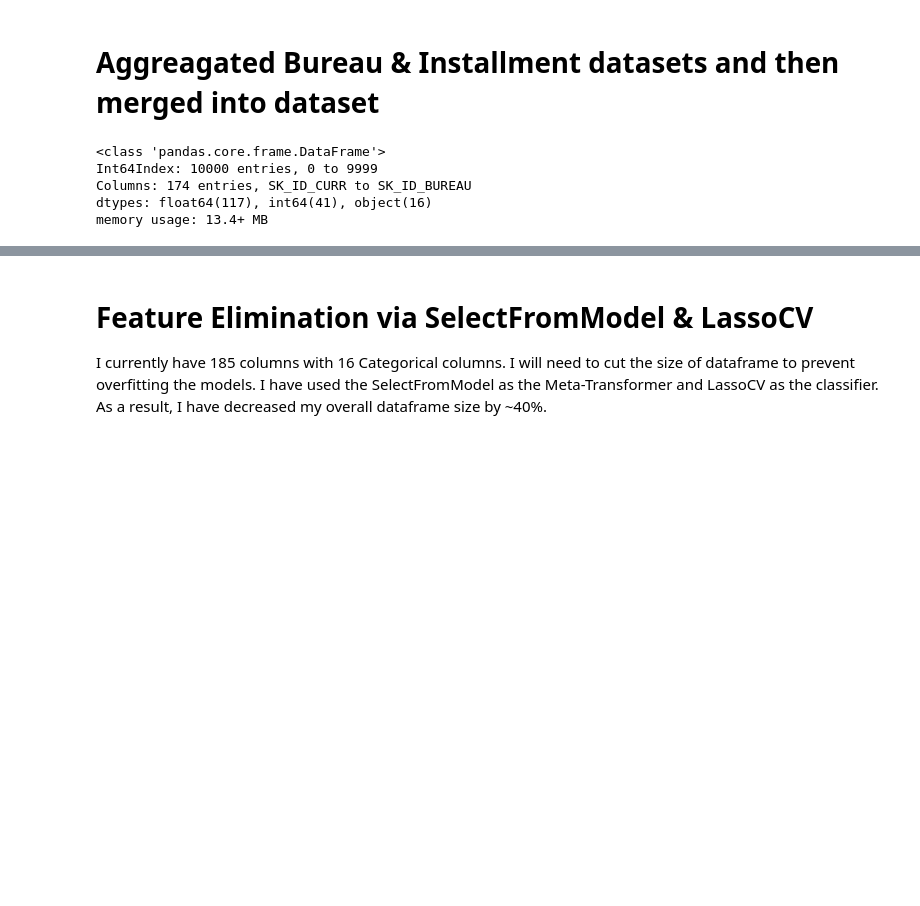
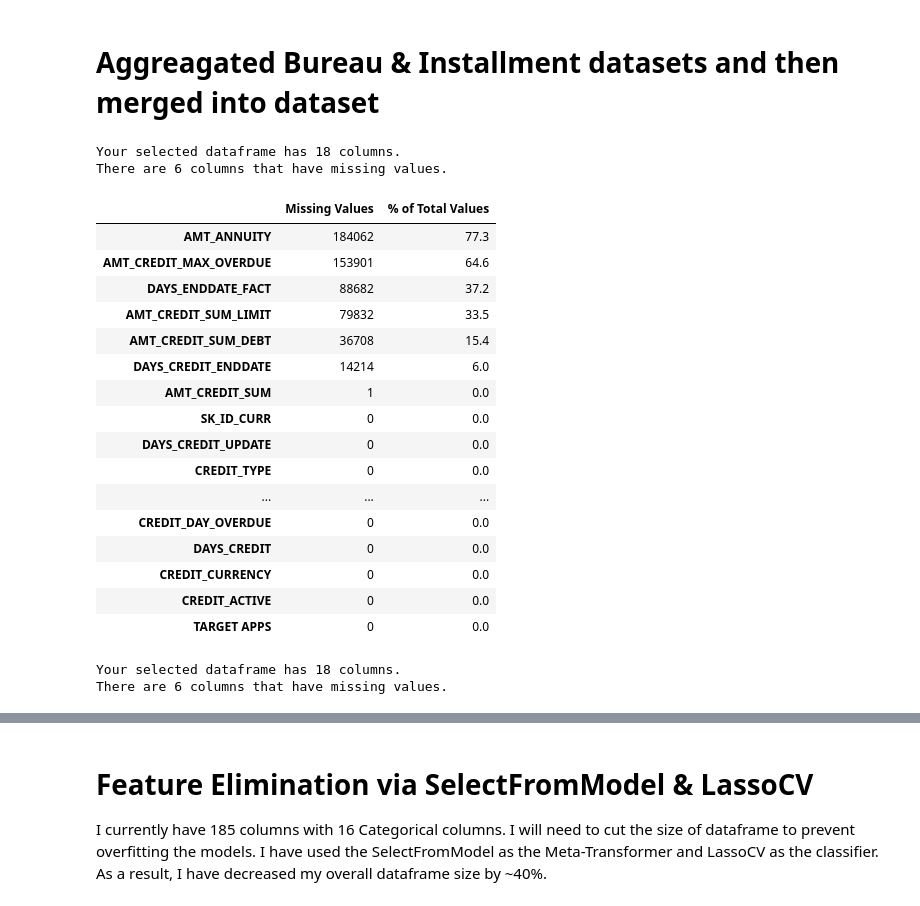
Before and after one commit to nervster/CapstoneProject1, a Jupyter notebook: Capstone1_Home_Credit_Group.ipynb, the cells around one changed output, grey strips where cells are left out. Drawn from its saved outputs; the diff is of its cells as text; code cells hidden in the pictures; blank space fills up the shorter version.

```diff
--- a/Capstone1_Home_Credit_Group.ipynb
+++ b/Capstone1_Home_Credit_Group.ipynb
@@ -20,10 +22,10 @@ pd.set_option('display.width',1000)
 # %% [markdown]
 # Load datasets into dataframes
 # %%
-df_application_train = pd.read_csv('application_train.csv',header=0,error_bad_lines=False,nrows=10000)
-df_previous_application = pd.read_csv('previous_application.csv',header=0,error_bad_lines=False,nrows=50000)
-df_installment_payments = pd.read_csv('installments_payments.csv',header=0,error_bad_lines=False,nrows=50000)
-df_bureau = pd.read_csv('bureau.csv',header=0,error_bad_lines=False,nrows=50000)
+df_application_train = pd.read_csv('application_train.csv',header=0,error_bad_lines=False,nrows=50000)
+df_previous_application = pd.read_csv('previous_application.csv',header=0,error_bad_lines=False)
+df_installment_payments = pd.read_csv('installments_payments.csv',header=0,error_bad_lines=False)
+df_bureau = pd.read_csv('bureau.csv',header=0,error_bad_lines=False)
 
 #I do not use the following datasets within this notebook. However, it could be useful at a later time.
 #df_bureau_bal = pd.read_csv('bureau_balance.csv',header=0,error_bad_lines=False,nrows=5000)
@@ -31,3 +33,14 @@ df_bureau = pd.read_csv('bureau.csv',header=0,error_bad_lines=False,nrows=50000)
 #df_credit_card_bal = pd.read_csv('credit_card_balance.csv',header=0,error_bad_lines=False,nrows=5000)
 
 #dflist = [df_application_train,df_previous_application,df_installment_payments,df_bureau,df_bureau_bal,df_pos_cash_bal,df_credit_card_bal]
+# %%
+#Drop Data for Application IDs not included within application train dataset
+
+df_previous_application['TARGET APPS'] = df_previous_application.SK_ID_CURR.isin(df_application_train.SK_ID_CURR)
+df_installment_payments['TARGET APPS'] = df_installment_payments.SK_ID_CURR.isin(df_application_train.SK_ID_CURR)
+df_bureau['TARGET APPS'] = df_bureau.SK_ID_CURR.isin(df_application_train.SK_ID_CURR)
+
+
+df_previous_application_new = df_previous_application[df_previous_application['TARGET APPS']==True]
+df_installment_payments_new = df_installment_payments[df_installment_payments['TARGET APPS']==True]
+df_bureau_new = df_bureau[df_bureau['TARGET APPS']==True]
@@ -62,5 +87,8 @@ In the next cell, the 'RATE_DOWN_PAYMENT','RATE_INTEREST_PRIMARY', and 'RATE_INT
 # %%
-# Function to calculate missing values by column# Funct
+
+# Function to calculate missing values by columns
+
+
 def missing_values_table(df):
         # Total missing values
         mis_val = df.isnull().sum()
@@ -76,13 +104,12 @@ def missing_values_table(df):
         columns = {0 : 'Missing Values', 1 : '% of Total Values'})
 
         # Sort the table by percentage of missing descending
-        mis_val_table_ren_columns = mis_val_table_ren_columns[
-            mis_val_table_ren_columns.iloc[:,1] != 0].sort_values(
+        mis_val_table_ren_columns = mis_val_table_ren_columns.sort_values(
         '% of Total Values', ascending=False).round(1)
 
         # Print some summary information
         print ("Your selected dataframe has " + str(df.shape[1]) + " columns.\n"
-            "There are " + str(mis_val_table_ren_columns.shape[0]) +
+            "There are " + str(mis_val_table_ren_columns[mis_val_table_ren_columns.iloc[:,1]>0].shape[0]) +
               " columns that have missing values.")
 
         # Return the dataframe with missing information
@@ -158,0 +202,30 @@ df_bureau_pivot = pd.pivot_table(df_bureau,values=df_bureau.columns,index='SK_ID
+# %%
+missing_values = missing_values_table(df_bureau_new)
+missing_values
+# %% [output]
+Your selected dataframe has 18 columns.
+There are 6 columns that have missing values.
+|  | Missing Values | % of Total Values |
+| AMT_ANNUITY | 184062 | 77.3 |
+| AMT_CREDIT_MAX_OVERDUE | 153901 | 64.6 |
+| DAYS_ENDDATE_FACT | 88682 | 37.2 |
+| AMT_CREDIT_SUM_LIMIT | 79832 | 33.5 |
+| AMT_CREDIT_SUM_DEBT | 36708 | 15.4 |
+| DAYS_CREDIT_ENDDATE | 14214 | 6.0 |
+| AMT_CREDIT_SUM | 1 | 0.0 |
+| SK_ID_CURR | 0 | 0.0 |
+| DAYS_CREDIT_UPDATE | 0 | 0.0 |
+| CREDIT_TYPE | 0 | 0.0 |
+| ... | ... | ... |
+| CREDIT_DAY_OVERDUE | 0 | 0.0 |
+| DAYS_CREDIT | 0 | 0.0 |
+| CREDIT_CURRENCY | 0 | 0.0 |
+| CREDIT_ACTIVE | 0 | 0.0 |
+| TARGET APPS | 0 | 0.0 |
+# %%
+missing_values = missing_values_table(df_bureau_new)
+nonmissingvallist = missing_values[missing_values.iloc[:,1]<80].index.tolist()
+df_bureau_new = df_bureau_new[nonmissingvallist]
+# %% [output]
+Your selected dataframe has 18 columns.
+There are 6 columns that have missing values.
@@ -161,8 +237,0 @@ df = df.merge(df_bureau_pivot,on =['SK_ID_CURR'],suffixes=('_curr','_bur'),how='
-# %%
-df.info()
-# %% [output]
-<class 'pandas.core.frame.DataFrame'>
-Int64Index: 10000 entries, 0 to 9999
-Columns: 174 entries, SK_ID_CURR to SK_ID_BUREAU
-dtypes: float64(117), int64(41), object(16)
-memory usage: 13.4+ MB
```
Also changed, not shown: parts of 52 cells of this notebook.
